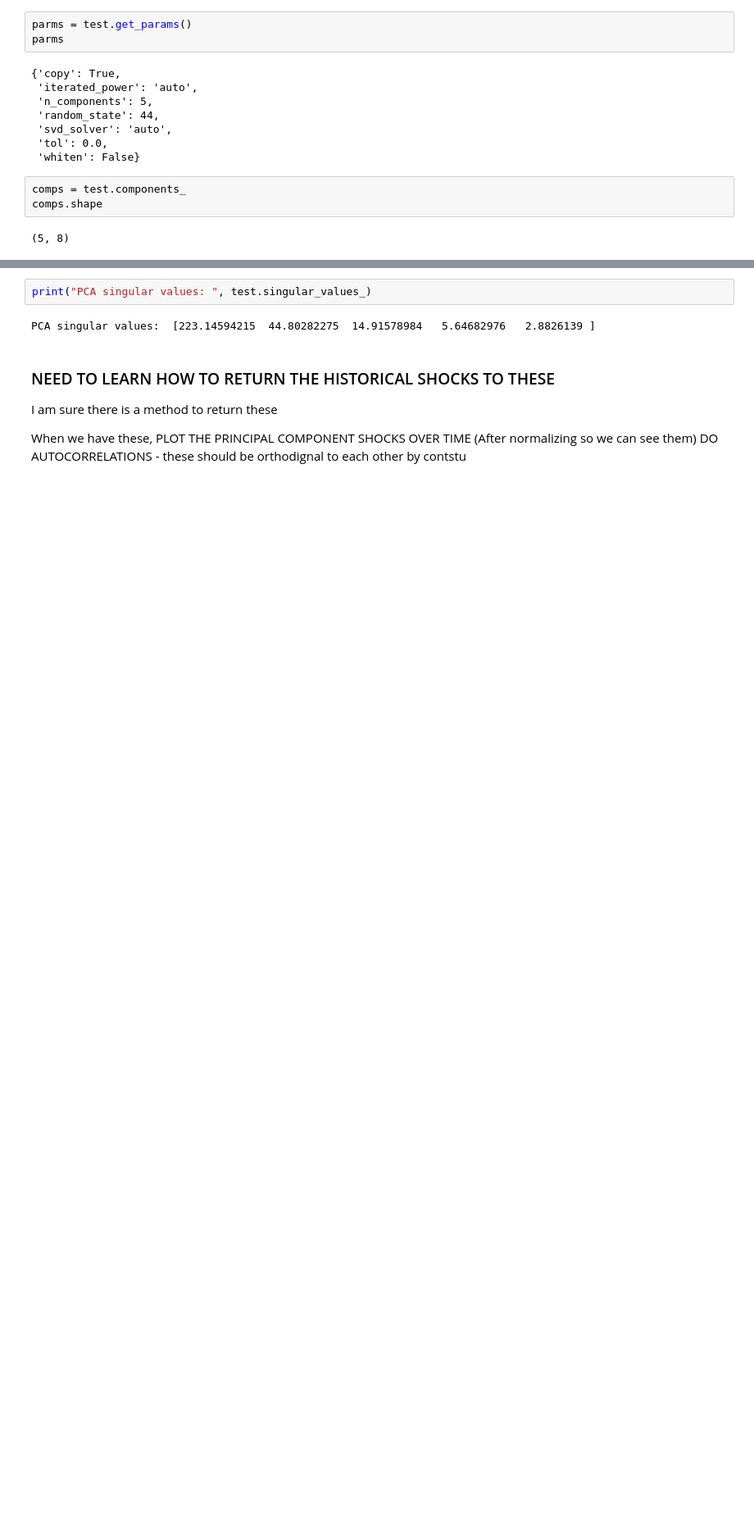
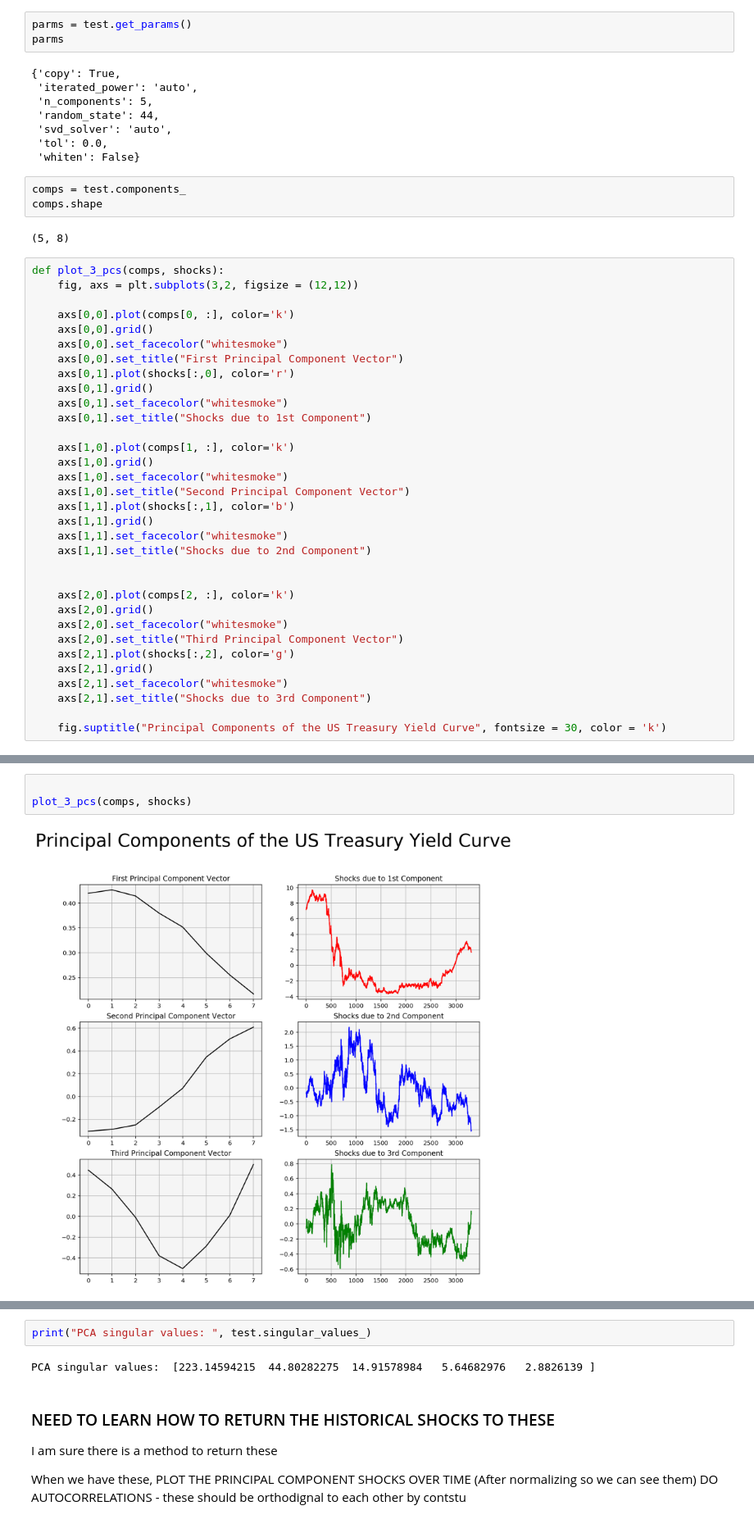
Before and after one commit to davidjsmith44/NLP-Fed-Speeches, a Jupyter notebook: src/rate_data_test.ipynb, the cells around one changed output, grey strips where cells are left out. Shown at 82% size. Saved outputs shown, nothing was run; the diff lists cells and outputs as text; blank space fills up the shorter version.

```diff
--- a/src/rate_data_test.ipynb
+++ b/src/rate_data_test.ipynb
@@ -257,3 +257,36 @@ comps = test.components_
 comps.shape
 # %% [output]
 (5, 8)
+# %%
+def plot_3_pcs(comps, shocks):
+    fig, axs = plt.subplots(3,2, figsize = (12,12))
+
+    axs[0,0].plot(comps[0, :], color='k')
+    axs[0,0].grid()
+    axs[0,0].set_facecolor("whitesmoke")
+    axs[0,0].set_title("First Principal Component Vector")
+    axs[0,1].plot(shocks[:,0], color='r')
+    axs[0,1].grid()
+    axs[0,1].set_facecolor("whitesmoke")
+    axs[0,1].set_title("Shocks due to 1st Component")
+
+    axs[1,0].plot(comps[1, :], color='k')
+    axs[1,0].grid()
+    axs[1,0].set_facecolor("whitesmoke")
+    axs[1,0].set_title("Second Principal Component Vector")
+    axs[1,1].plot(shocks[:,1], color='b')
+    axs[1,1].grid()
+    axs[1,1].set_facecolor("whitesmoke")
+    axs[1,1].set_title("Shocks due to 2nd Component")
+
+
+    axs[2,0].plot(comps[2, :], color='k')
+    axs[2,0].grid()
+    axs[2,0].set_facecolor("whitesmoke")
+    axs[2,0].set_title("Third Principal Component Vector")
+    axs[2,1].plot(shocks[:,2], color='g')
+    axs[2,1].grid()
+    axs[2,1].set_facecolor("whitesmoke")
+    axs[2,1].set_title("Shocks due to 3rd Component")
+
+    fig.suptitle("Principal Components of the US Treasury Yield Curve", fontsize = 30, color = 'k')
@@ -260,3 +360,8 @@ comps.shape
+# %%
+
+plot_3_pcs(comps, shocks)
+# %% [output]
+[figure, added]
 # %%
 fig, axs = plt.subplots(3,2, figsize = (12,12))
 
```
Also changed, not shown: parts of 7 cells of this notebook, 3 other files.
